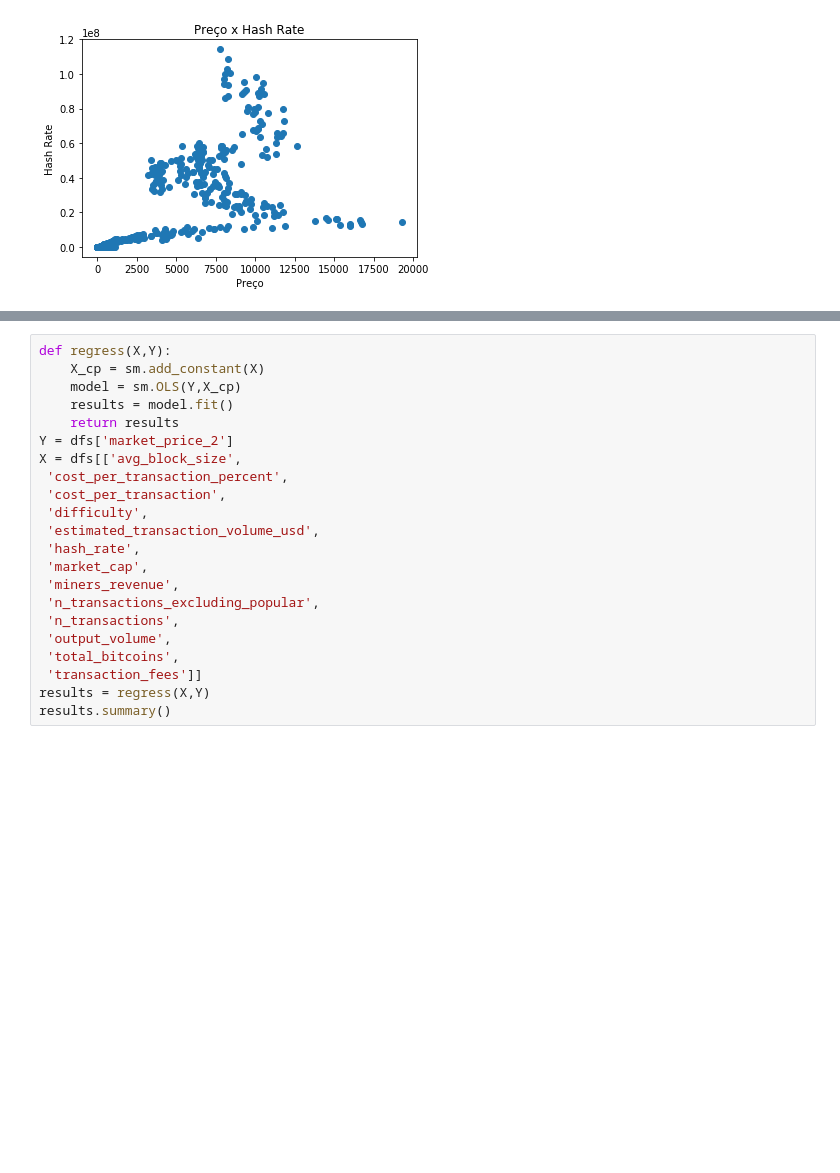
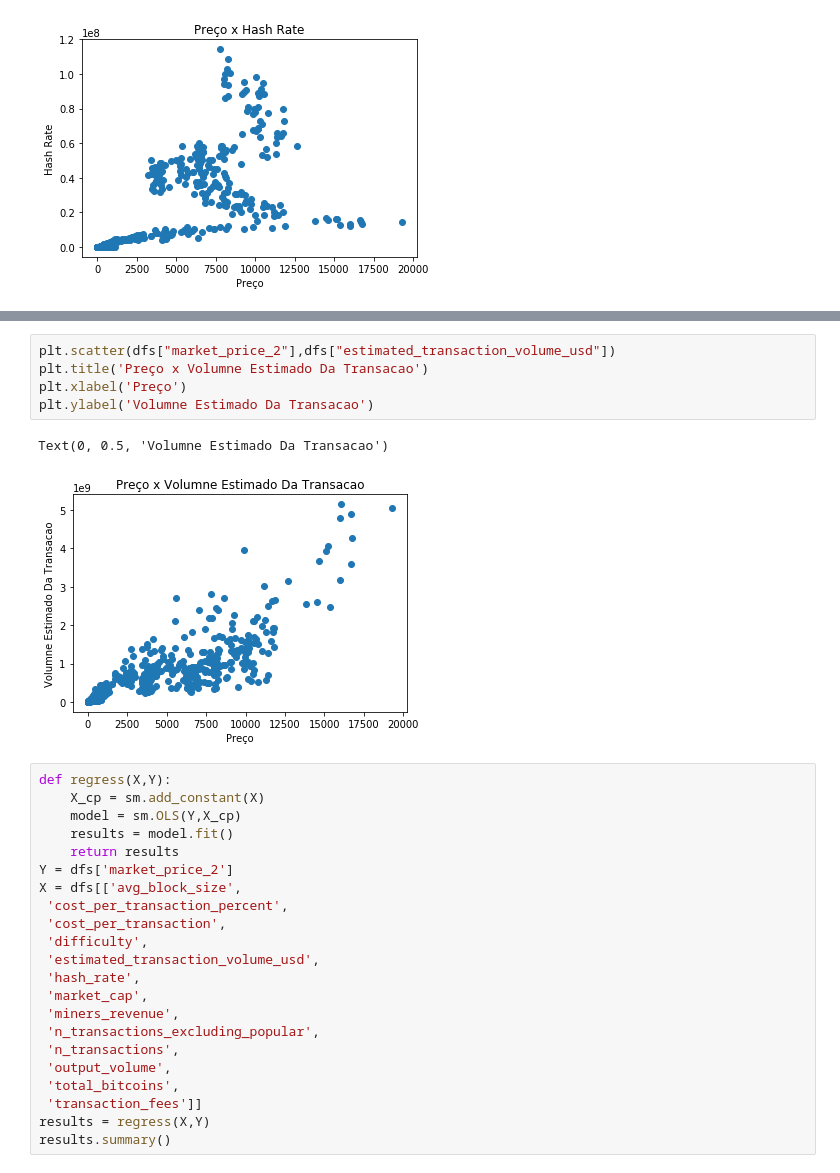
Before and after one commit to hthome1/Projeto_3_bitcoin, a Jupyter notebook: entrega_parcial.ipynb, the cells around one changed output, grey strips where cells are left out. Cells and saved outputs as stored; diff of their text form; blank space fills up the shorter version.

```diff
--- a/entrega_parcial.ipynb
+++ b/entrega_parcial.ipynb
@@ -103,3 +114,11 @@ Text(0, 0.5, 'Hash Rate')
+# %%
+plt.scatter(dfs["market_price_2"],dfs["estimated_transaction_volume_usd"])
+plt.title('Preço x Volumne Estimado Da Transacao')
+plt.xlabel('Preço')
+plt.ylabel('Volumne Estimado Da Transacao')
+# %% [output]
+Text(0, 0.5, 'Volumne Estimado Da Transacao')
+[figure, added]
 # %%
 def regress(X,Y):
     X_cp = sm.add_constant(X)
```
Also changed, not shown: parts of 3 cells of this notebook.
